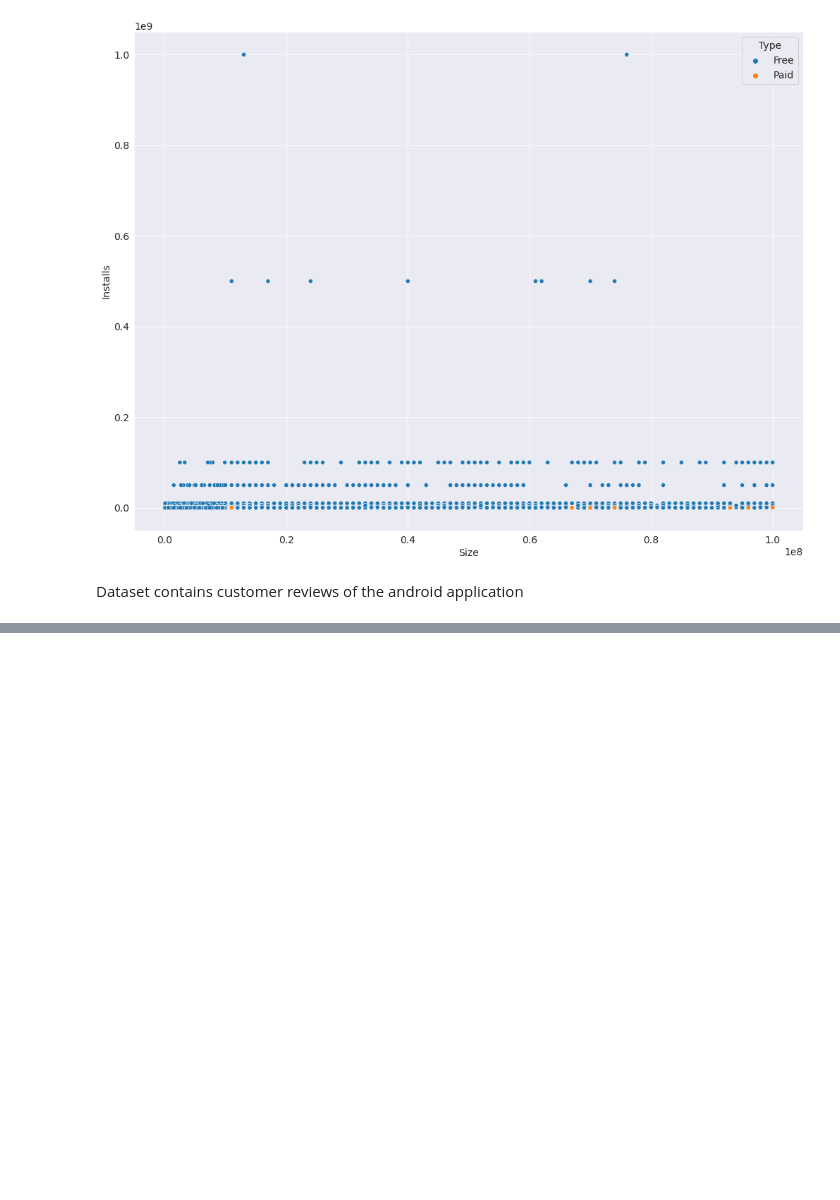
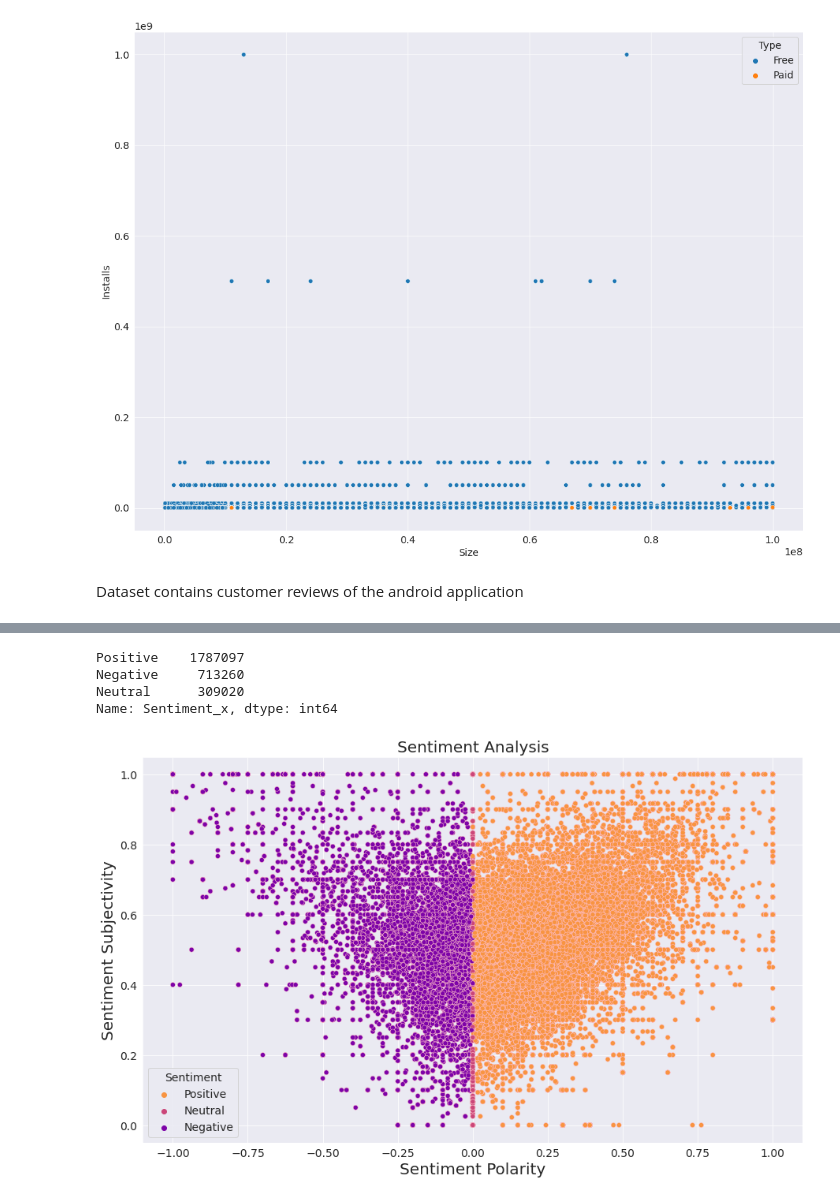
Before and after one commit to pdpranavkumar/Machine-Learning-Models, a Jupyter notebook: Play_Store_App_Review_Analysis_Pranav_Dhabale_Capstone_Project.ipynb, the cells around one changed output, grey strips where cells are left out. Drawn from its saved outputs; the diff is of its cells as text; code cells hidden in the pictures; blank space fills up the shorter version.

```diff
--- a/Play_Store_App_Review_Analysis_Pranav_Dhabale_Capstone_Project.ipynb
+++ b/Play_Store_App_Review_Analysis_Pranav_Dhabale_Capstone_Project.ipynb
@@ -634,4 +634,4 @@ plt.show()
 Dataset contains customer reviews of the android application
 # %%
 path="/content/drive/MyDrive/Almabetter/User Reviews.csv"
-play_store_df = pd.read_csv(path)
+user_reviews_df = pd.read_csv(path)
@@ -637,0 +679,15 @@ play_store_df = pd.read_csv(path)
+# %%
+merged_df1['Sentiment_x'].value_counts()
+# %% [output]
+Positive    1787097
+Negative     713260
+Neutral      309020
+Name: Sentiment_x, dtype: int64
+# %%
+sns.scatterplot(user_reviews_df['Sentiment_Polarity'],user_reviews_df['Sentiment_Subjectivity'],hue=user_reviews_df['Sentiment'], edgecolor='pink',palette="plasma_r")
+plt.xlabel('Sentiment Polarity', fontsize=20)
+plt.ylabel('Sentiment Subjectivity', fontsize=20)
+plt.title("Sentiment Analysis", fontsize=20)
+plt.show()
+# %% [output]
+[figure, added]
```
Also changed, not shown: parts of 6 cells of this notebook.
